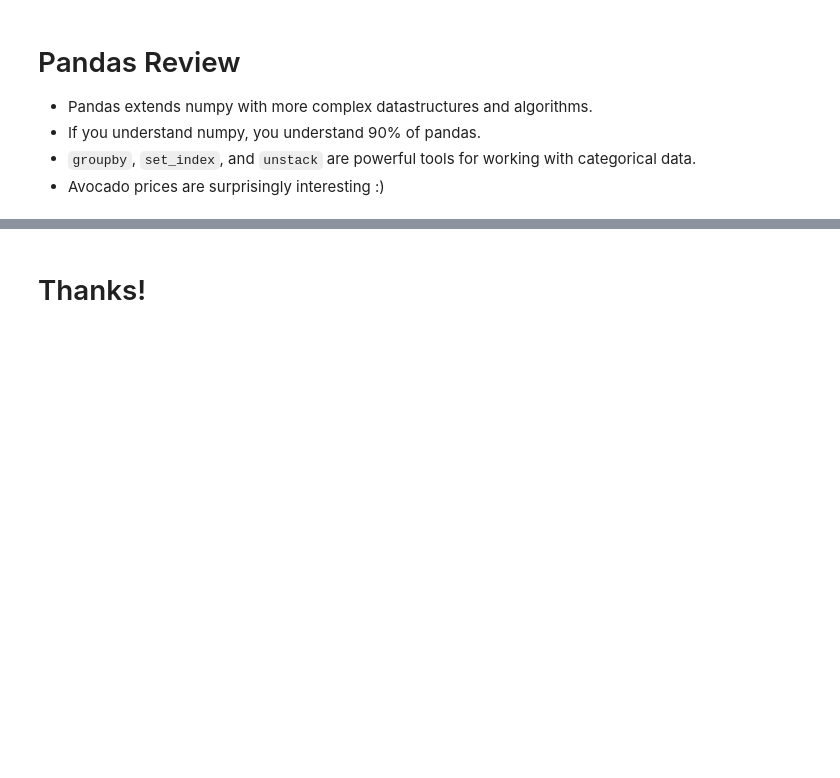
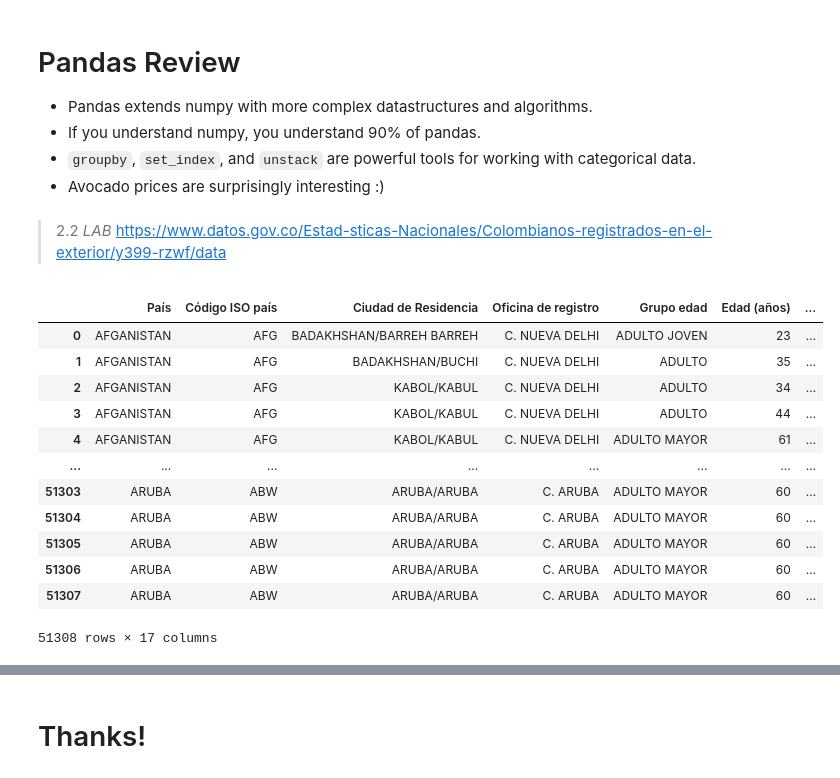
Before and after one commit to Rochy3/AlgorithmsUN2024II, a Jupyter notebook: Lab2/Rocsantofimiome_Lab2.ipynb, the cells around one changed output, grey strips where cells are left out. Saved outputs shown, nothing was run; the diff lists cells and outputs as text; code cells hidden in the pictures; blank space fills up the shorter version.

```diff
--- a/Lab2/Rocsantofimiome_Lab2.ipynb
+++ b/Lab2/Rocsantofimiome_Lab2.ipynb
@@ -1729,3 +1729,25 @@ ax.set_xticklabels(ax.get_xticklabels(), rotation=45);
 - If you understand numpy, you understand 90% of pandas.
 - `groupby`, `set_index`, and `unstack` are powerful tools for working with categorical data.
 - Avocado prices are surprisingly interesting :)
+# %% [markdown]
+
+
+> 2.2 *LAB*
+https://www.datos.gov.co/Estad-sticas-Nacionales/Colombianos-registrados-en-el-exterior/y399-rzwf/data
+# %%
+info =pd.read_csv("Colombianos_registrados_en_el_exterior.csv",decimal=',')
+info
+# %% [output]
+|  | País | Código ISO país | Ciudad de Residencia | Oficina de registro | Grupo edad | Edad (años) | ... |
+| 0 | AFGANISTAN | AFG | BADAKHSHAN/BARREH BARREH | C. NUEVA DELHI | ADULTO JOVEN | 23 | ... |
+| 1 | AFGANISTAN | AFG | BADAKHSHAN/BUCHI | C. NUEVA DELHI | ADULTO | 35 | ... |
+| 2 | AFGANISTAN | AFG | KABOL/KABUL | C. NUEVA DELHI | ADULTO | 34 | ... |
+| 3 | AFGANISTAN | AFG | KABOL/KABUL | C. NUEVA DELHI | ADULTO | 44 | ... |
+| 4 | AFGANISTAN | AFG | KABOL/KABUL | C. NUEVA DELHI | ADULTO MAYOR | 61 | ... |
+| ... | ... | ... | ... | ... | ... | ... | ... |
+| 51303 | ARUBA | ABW | ARUBA/ARUBA | C. ARUBA | ADULTO MAYOR | 60 | ... |
+| 51304 | ARUBA | ABW | ARUBA/ARUBA | C. ARUBA | ADULTO MAYOR | 60 | ... |
+| 51305 | ARUBA | ABW | ARUBA/ARUBA | C. ARUBA | ADULTO MAYOR | 60 | ... |
+| 51306 | ARUBA | ABW | ARUBA/ARUBA | C. ARUBA | ADULTO MAYOR | 60 | ... |
+| 51307 | ARUBA | ABW | ARUBA/ARUBA | C. ARUBA | ADULTO MAYOR | 60 | ... |
+51308 rows × 17 columns
```
Also changed, not shown: parts of 3 cells of this notebook.
